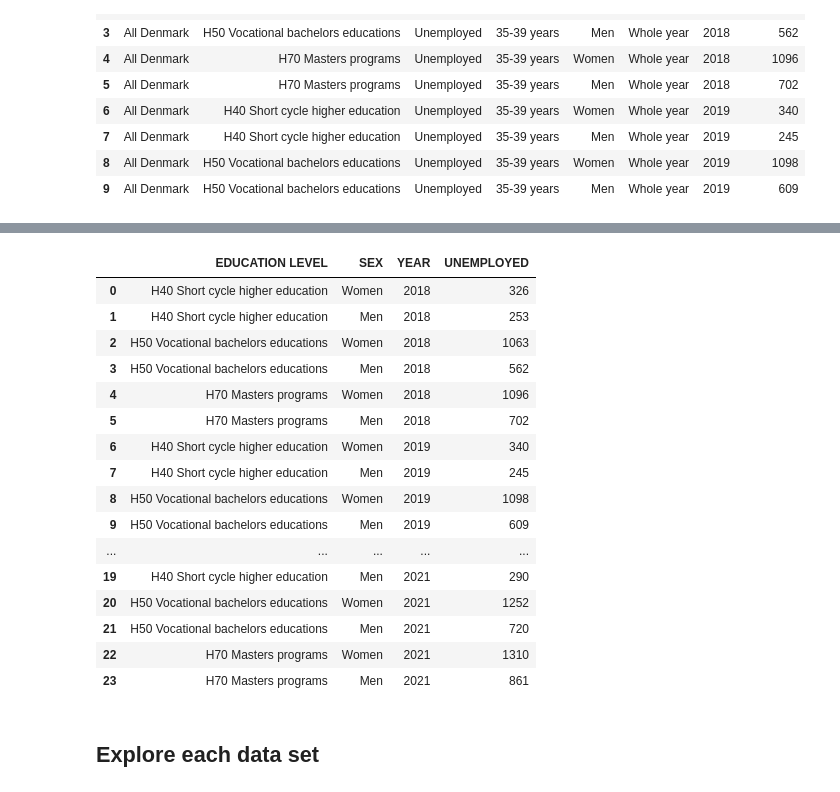
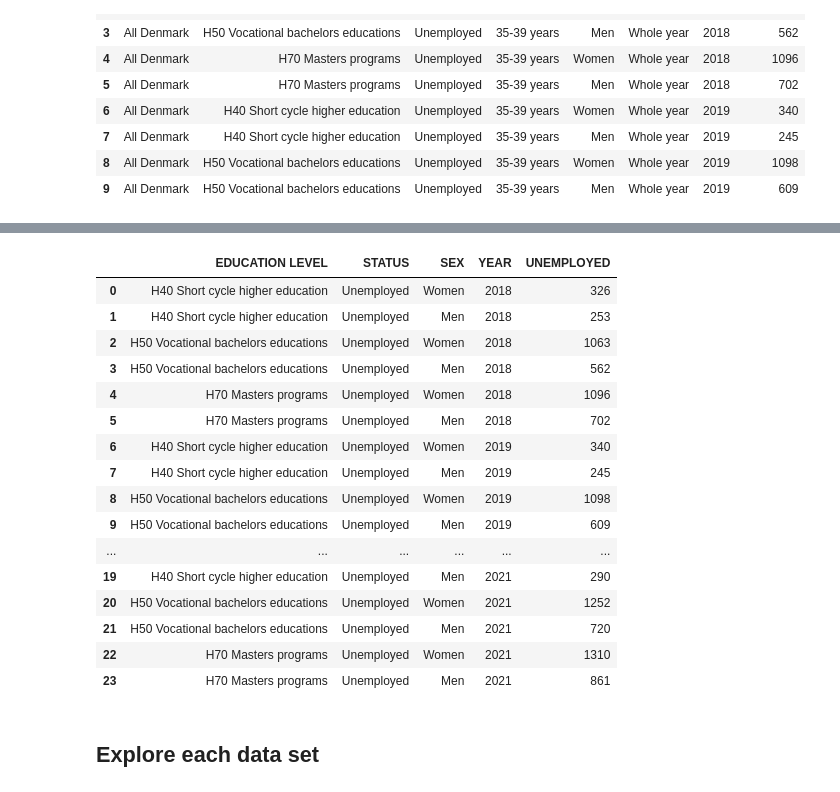
Before and after one commit to NumEconCopenhagen/projects-2023-frederikke-x2-og-sofie, a Jupyter notebook: dataproject/dataproject.ipynb, the cells around one changed output, grey strips where cells are left out. Drawn from its saved outputs; the diff is of its cells as text; code cells hidden in the pictures.

```diff
--- a/dataproject/dataproject.ipynb
+++ b/dataproject/dataproject.ipynb
@@ -348,26 +366,26 @@ unemp_tabel.head(10)
 | 9 | All Denmark | H50 Vocational bachelors educations | Unemployed | 35-39 years | Men | Whole year | 2019 | 609 |
 # %%
 #Choosing specific variables
-unemp_tabel2 = unemp_tabel.drop(columns= ["AREA","STATUS", "PERIODE", "AGE"])
+unemp_tabel2 = unemp_tabel.drop(columns=  ["AREA", "AGE", "PERIODE"])
 unemp_tabel2
 # %% [output]
-|  | EDUCATION LEVEL | SEX | YEAR | UNEMPLOYED |
-| 0 | H40 Short cycle higher education | Women | 2018 | 326 |
-| 1 | H40 Short cycle higher education | Men | 2018 | 253 |
-| 2 | H50 Vocational bachelors educations | Women | 2018 | 1063 |
-| 3 | H50 Vocational bachelors educations | Men | 2018 | 562 |
-| 4 | H70 Masters programs | Women | 2018 | 1096 |
-| 5 | H70 Masters programs | Men | 2018 | 702 |
-| 6 | H40 Short cycle higher education | Women | 2019 | 340 |
-| 7 | H40 Short cycle higher education | Men | 2019 | 245 |
-| 8 | H50 Vocational bachelors educations | Women | 2019 | 1098 |
-| 9 | H50 Vocational bachelors educations | Men | 2019 | 609 |
-| ... | ... | ... | ... | ... |
-| 19 | H40 Short cycle higher education | Men | 2021 | 290 |
-| 20 | H50 Vocational bachelors educations | Women | 2021 | 1252 |
-| 21 | H50 Vocational bachelors educations | Men | 2021 | 720 |
-| 22 | H70 Masters programs | Women | 2021 | 1310 |
-| 23 | H70 Masters programs | Men | 2021 | 861 |
+|  | EDUCATION LEVEL | STATUS | SEX | YEAR | UNEMPLOYED |
+| 0 | H40 Short cycle higher education | Unemployed | Women | 2018 | 326 |
+| 1 | H40 Short cycle higher education | Unemployed | Men | 2018 | 253 |
+| 2 | H50 Vocational bachelors educations | Unemployed | Women | 2018 | 1063 |
+| 3 | H50 Vocational bachelors educations | Unemployed | Men | 2018 | 562 |
+| 4 | H70 Masters programs | Unemployed | Women | 2018 | 1096 |
+| 5 | H70 Masters programs | Unemployed | Men | 2018 | 702 |
+| 6 | H40 Short cycle higher education | Unemployed | Women | 2019 | 340 |
+| 7 | H40 Short cycle higher education | Unemployed | Men | 2019 | 245 |
+| 8 | H50 Vocational bachelors educations | Unemployed | Women | 2019 | 1098 |
+| 9 | H50 Vocational bachelors educations | Unemployed | Men | 2019 | 609 |
+| ... | ... | ... | ... | ... | ... |
+| 19 | H40 Short cycle higher education | Unemployed | Men | 2021 | 290 |
+| 20 | H50 Vocational bachelors educations | Unemployed | Women | 2021 | 1252 |
+| 21 | H50 Vocational bachelors educations | Unemployed | Men | 2021 | 720 |
+| 22 | H70 Masters programs | Unemployed | Women | 2021 | 1310 |
+| 23 | H70 Masters programs | Unemployed | Men | 2021 | 861 |
 # %% [markdown]
 ## Explore each data set
 # %% [markdown]
```
Also changed, not shown: parts of 19 cells of this notebook.
